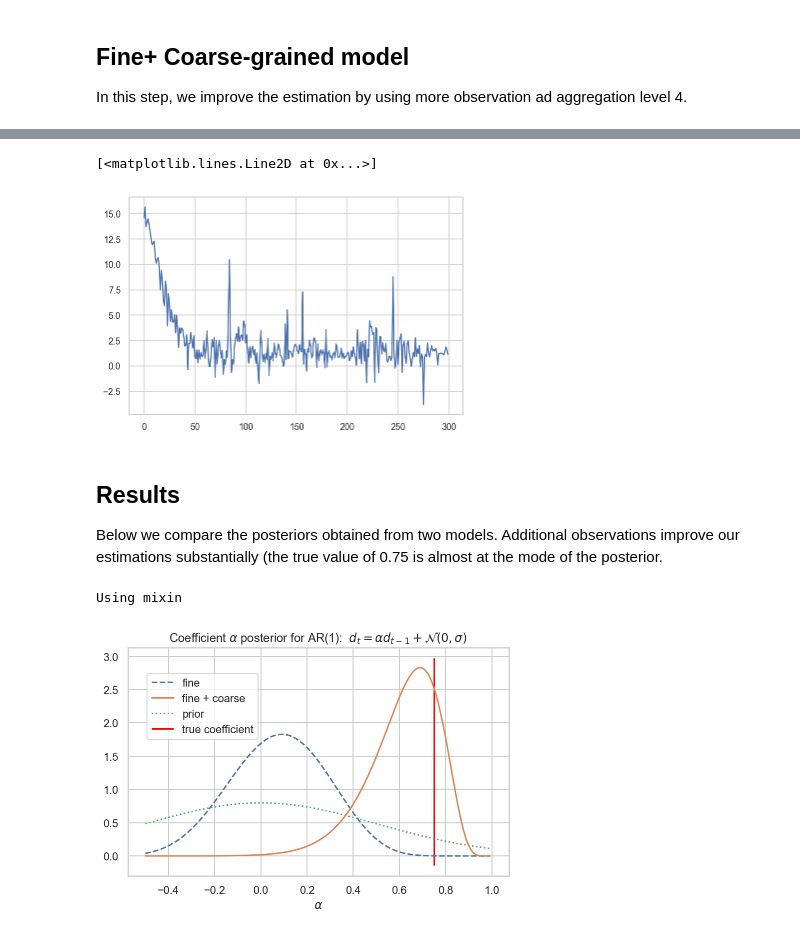
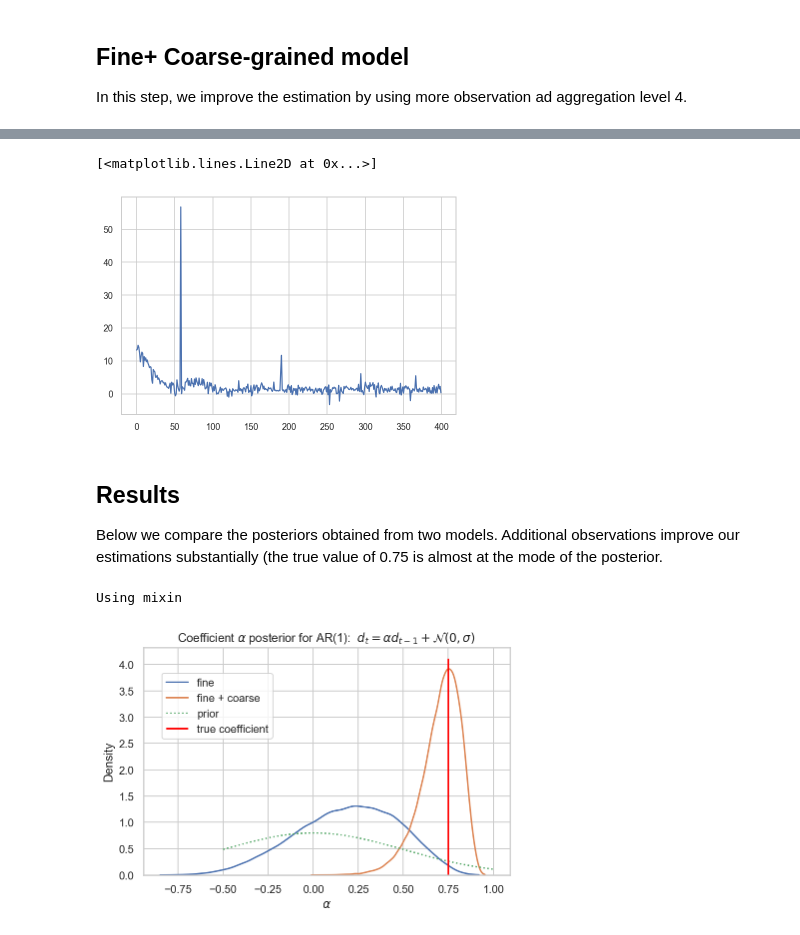
Before and after one commit to krzysztofrusek/Algae, a Jupyter notebook: python/Demo.ipynb, the cells around one changed output, grey strips where cells are left out. Drawn from its saved outputs; the diff is of its cells as text; code cells hidden in the pictures.

```diff
--- a/python/Demo.ipynb
+++ b/python/Demo.ipynb
@@ -90,7 +89,7 @@ tf.random.set_seed(42)
 ag_predictor = AggregatedPredictor(num_forecast_steps=1, ts=ts.astype(np.float32), ts2=ts2.astype(np.float32))
 ag_predictor.dtype=tf.float32
 
-elbo2=ag_predictor.fit(num_variational_steps=300)
+elbo2=ag_predictor.fit(num_variational_steps=400)
 plt.plot(elbo2)
 # %% [output]
 Using mixin
@@ -98,5 +96,5 @@ WARNING:tensorflow:11 out of the last 11 calls to <function AggregatedPredictor.
 [<matplotlib.lines.Line2D at 0x...>]
-[figure, old version]
+[figure, new version]
 # %% [markdown]
 ## Results
 
@@ -114,8 +112,9 @@ else:
     fname = 'posterior_c.svg'
 
 x=np.linspace(-0.5,1,200)[...,np.newaxis]
-plt.plot(x,predictor.posterior.model['autoregressive/_coefficients'].prob(x),'--',label="fine")
-plt.plot(x,ag_predictor.posterior.model[1].prob(x), label="fine + coarse")
+
+sns.kdeplot(predictor.posterior.sample(100000)['autoregressive/_coefficients'].numpy().flatten(),label="fine",cut=0)
+sns.kdeplot(ag_predictor.posterior.sample(100000)[1].numpy().flatten(),label="fine + coarse",cut=0)
 
 plt.plot(x,ag_predictor.model().components[0].parameters[0].prior.prob(x),':', label="prior")
 
@@ -128,4 +127,4 @@ if not paper:
 plt.savefig(fname)
 # %% [output]
 Using mixin
-[figure, old version]
+[figure, new version]
```
Also changed, not shown: parts of 3 cells of this notebook, 3 other files.
